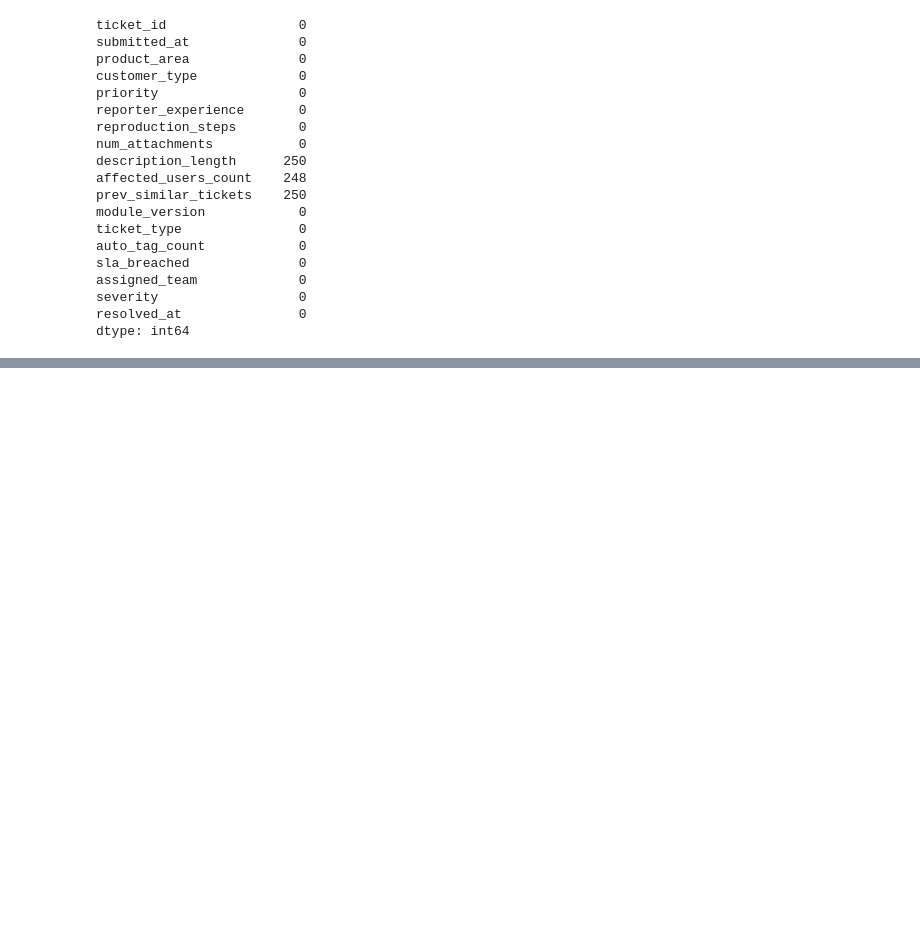
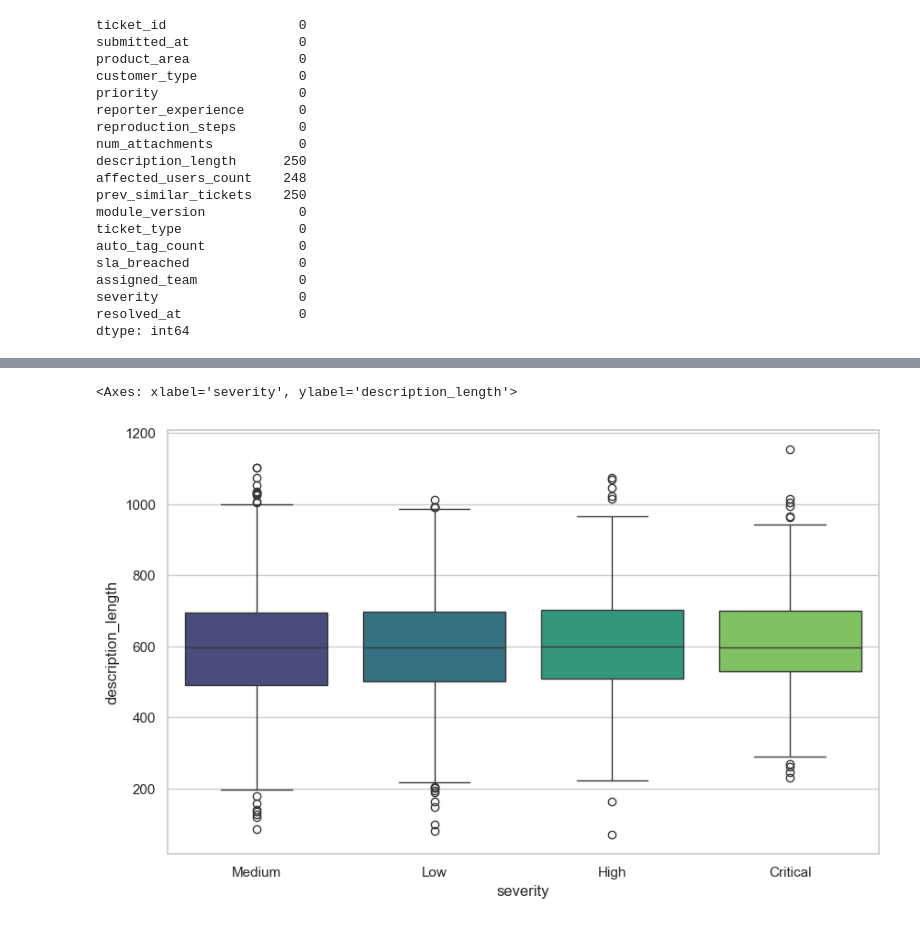
Before and after one commit to getrudeHarriet/Bug-Severity-ML-Project, a Jupyter notebook: notebook/CleaningandEDA.ipynb, the cells around one changed output, grey strips where cells are left out. Drawn from its saved outputs; the diff is of its cells as text; code cells hidden in the pictures; blank space fills up the shorter version.

```diff
--- a/notebook/CleaningandEDA.ipynb
+++ b/notebook/CleaningandEDA.ipynb
@@ -73,0 +150,7 @@ df['prev_similar_tickets']=df['prev_similar_tickets'].fillna(0)
+# %%
+# Check for the relationship between description in length and severity
+plt.figure(figsize=(10,6))
+sns.boxplot(data=df, x='severity', y='description_length', palette="viridis")
+# %% [output]
+<Axes: xlabel='severity', ylabel='description_length'>
+[figure, added]
```
Also changed, not shown: parts of 21 cells of this notebook.
